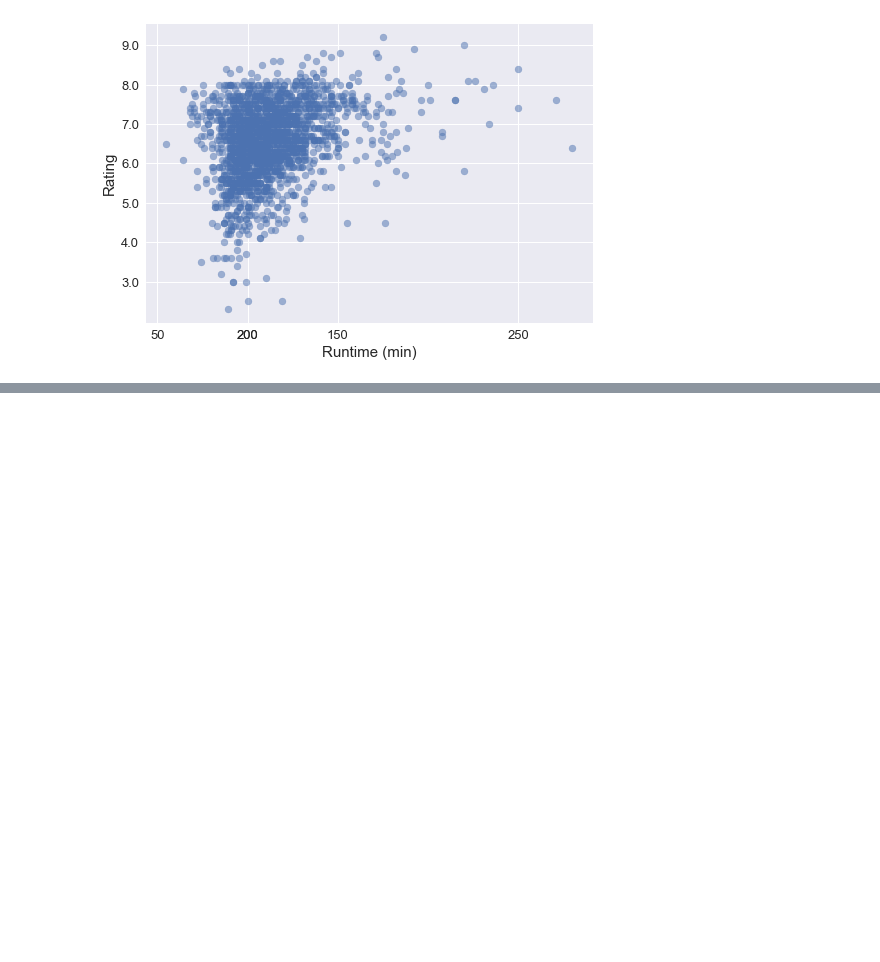
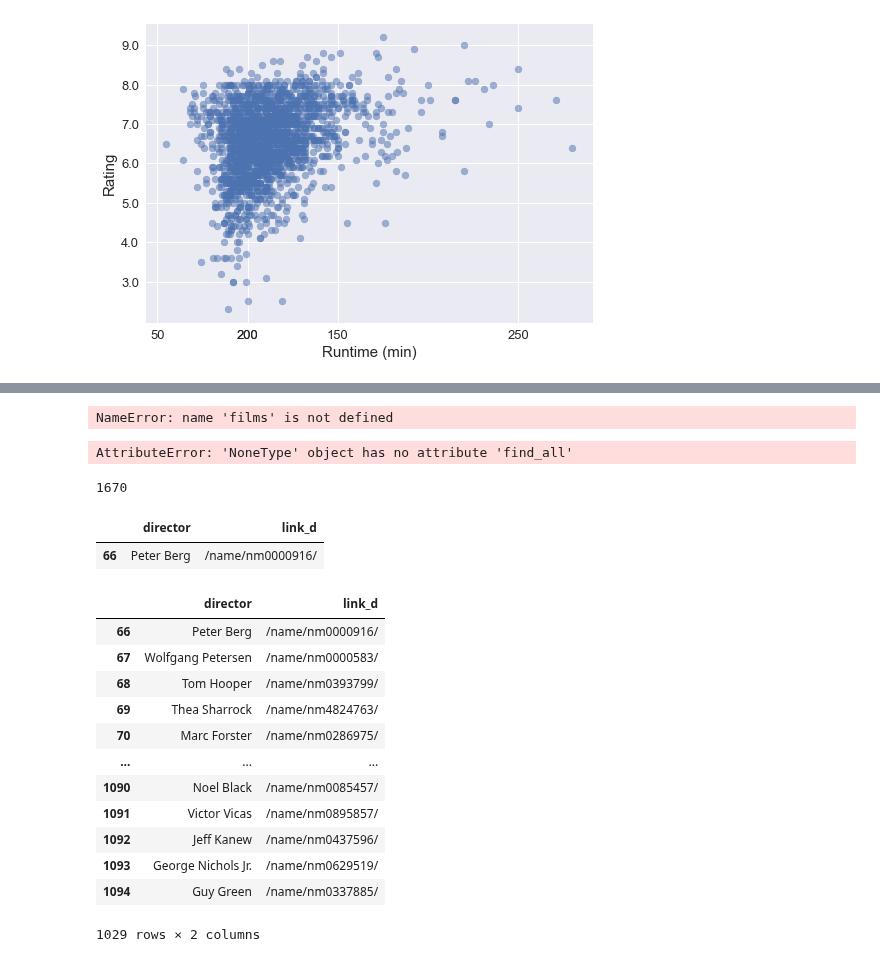
Before and after one commit to katiehuang1221/Predict-Revenue-Of-Movie-Adaptation, a Jupyter notebook: notebooks/imdb_soup.ipynb, the cells around one changed output, grey strips where cells are left out. Cells and saved outputs as stored; diff of their text form; code cells hidden in the pictures; blank space fills up the shorter version.

```diff
--- a/notebooks/imdb_soup.ipynb
+++ b/notebooks/imdb_soup.ipynb
@@ -464,0 +467,4 @@ plt.yticks(fontsize=13)
+# %%
+# Create list of directors from the 2000 movies
+movie_temp = movie_df.drop_duplicates(subset=['director'])
+director_list = movie_df.director.unique()
@@ -464,0 +662,37 @@ plt.yticks(fontsize=13)
+# %%
+director_film_list=[]
+for film in films:
+    movie_title = film.find('a').text
+    movie_link = film.find('a').get('href')
+    movie_soup = get_soup(base_url + movie_link)
+
+    detail = get_movie_brief(movie_soup)
+    director_film_list.append(detail)
+director_film_list
+# %% [output]
+NameError: name 'films' is not defined
+# %%
+# Create list of films from these 1095 directors
+
+director_film_list=[]
+base_url = "https://www.imdb.com"
+for director in director_link_dict:
+    director_url = base_url + director_link_dict[director][0]
+    director_soup = get_soup(director_url)
+    films = director_soup.find('div', id="filmo-head-director").findNext('div')
+
+    for film in films:
+        movie = film.find('a')
+        if type(movie) != int:
+            movie_title = movie.text
+            movie_link = movie.get('href')
+            movie_soup = get_soup(base_url + movie_link)
+
+            detail = get_movie_brief(movie_soup)
+            director_film_list.append(detail)
+# %% [output]
+AttributeError: 'NoneType' object has no attribute 'find_all'
+# %%
+len(director_film_list)
+# %% [output]
+1670
@@ -464,0 +701,21 @@ plt.yticks(fontsize=13)
+# %%
+director_link[director_link.director=="Peter Berg"]
+# %% [output]
+|  | director | link_d |
+| 66 | Peter Berg | /name/nm0000916/ |
+# %%
+director_link.iloc[66:]
+# %% [output]
+|  | director | link_d |
+| 66 | Peter Berg | /name/nm0000916/ |
+| 67 | Wolfgang Petersen | /name/nm0000583/ |
+| 68 | Tom Hooper | /name/nm0393799/ |
+| 69 | Thea Sharrock | /name/nm4824763/ |
+| 70 | Marc Forster | /name/nm0286975/ |
+| ... | ... | ... |
+| 1090 | Noel Black | /name/nm0085457/ |
+| 1091 | Victor Vicas | /name/nm0895857/ |
+| 1092 | Jeff Kanew | /name/nm0437596/ |
+| 1093 | George Nichols Jr. | /name/nm0629519/ |
+| 1094 | Guy Green | /name/nm0337885/ |
+1029 rows × 2 columns
```
Also changed, not shown: parts of 18 cells of this notebook, 4 other files.
